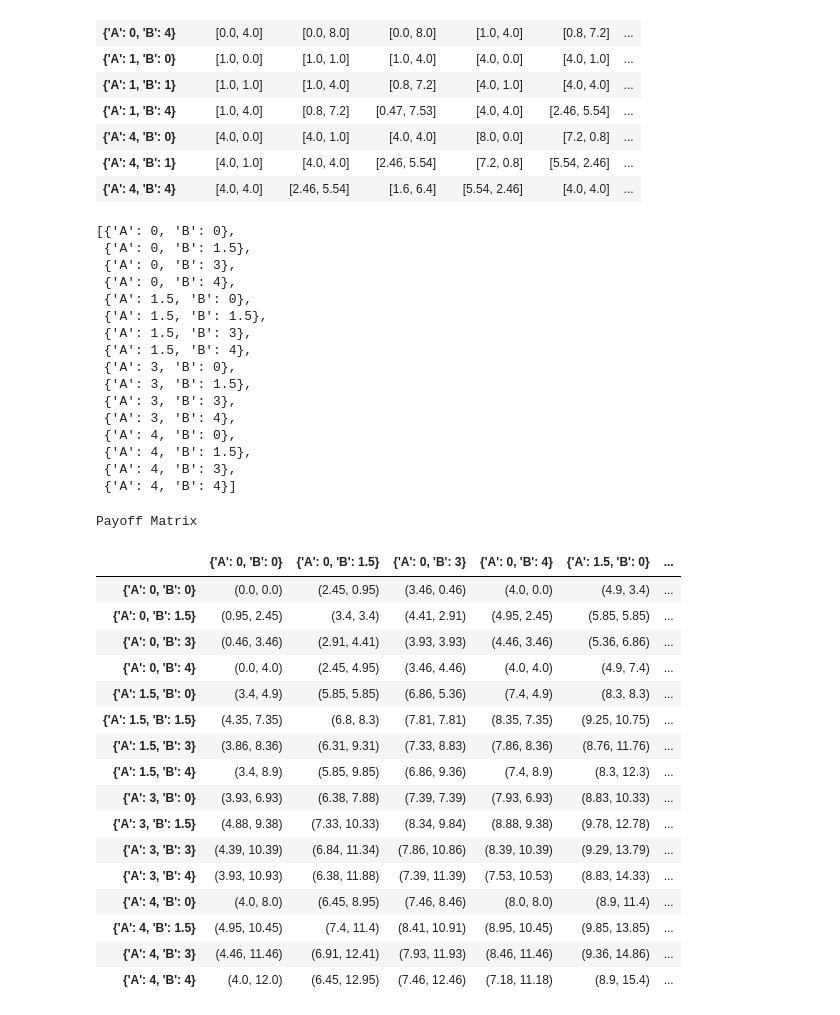
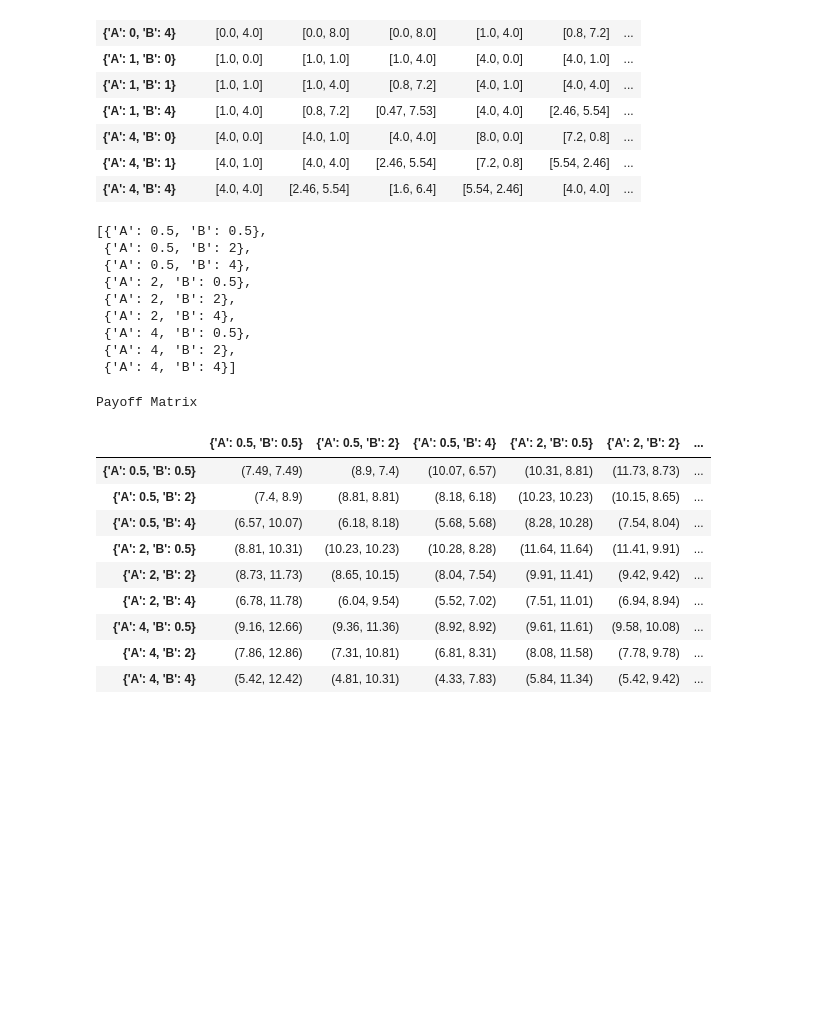
Before and after one commit to rpasquini/qf_games, a Jupyter notebook: QF_with_limited_funds_example.ipynb, the cells around one changed output. Cells and saved outputs as stored; diff of their text form; code cells hidden in the pictures; blank space fills up the shorter version.

```diff
--- a/QF_with_limited_funds_example.ipynb
+++ b/QF_with_limited_funds_example.ipynb
@@ -28,8 +28,8 @@ def matchesfromcontributions(agentscontributions,D):
   '''
   contributionstoA=[c['A'] for c in agentscontributions] #contributions to project A
   contributionstoB=[c['B'] for c in agentscontributions] #contributions to project B
-  targetqftoA=qf(contributionstoA)
-  targetqftoB=qf(contributionstoB)
+  targetqftoA=round(qf(contributionstoA),2)
+  targetqftoB=round(qf(contributionstoB),2)
   return match([targetqftoA,targetqftoB],D)
 # %%
 def U1A(fa):
@@ -380,50 +380,36 @@ Public Goods Allocation Matrix [FA,FB]
 # %%
 strategies1=[]
 strategies2=[]
-for i in [0,1.5,3,4]:
-  for j in [0,1.5,3,4]:
+for i in [0.5,2,4]:
+  for j in [0.5,2,4]:
     #print(i,j)
     strategies1.append({'A':i,'B':j})
     strategies2.append({'A':i,'B':j})
 strategies1
 strategies2
 # %% [output]
-[{'A': 0, 'B': 0},
- {'A': 0, 'B': 1.5},
- {'A': 0, 'B': 3},
- {'A': 0, 'B': 4},
- {'A': 1.5, 'B': 0},
- {'A': 1.5, 'B': 1.5},
- {'A': 1.5, 'B': 3},
- {'A': 1.5, 'B': 4},
- {'A': 3, 'B': 0},
- {'A': 3, 'B': 1.5},
- {'A': 3, 'B': 3},
- {'A': 3, 'B': 4},
- {'A': 4, 'B': 0},
- {'A': 4, 'B': 1.5},
- {'A': 4, 'B': 3},
+[{'A': 0.5, 'B': 0.5},
+ {'A': 0.5, 'B': 2},
+ {'A': 0.5, 'B': 4},
+ {'A': 2, 'B': 0.5},
+ {'A': 2, 'B': 2},
+ {'A': 2, 'B': 4},
+ {'A': 4, 'B': 0.5},
+ {'A': 4, 'B': 2},
  {'A': 4, 'B': 4}]
 # %%
 # Caso para que funcione asimetrico 1.5 y 3 con D=18
-payoffmatrix(U1A,U1B,U2A,U2B,strategies1,strategies2,18)
+payoffmatrix(U1A,U1B,U2A,U2B,strategies1,strategies2,10)
 # %% [output]
 Payoff Matrix
-|  | {'A': 0, 'B': 0} | {'A': 0, 'B': 1.5} | {'A': 0, 'B': 3} | {'A': 0, 'B': 4} | {'A': 1.5, 'B': 0} | ... |
-| {'A': 0, 'B': 0} | (0.0, 0.0) | (2.45, 0.95) | (3.46, 0.46) | (4.0, 0.0) | (4.9, 3.4) | ... |
-| {'A': 0, 'B': 1.5} | (0.95, 2.45) | (3.4, 3.4) | (4.41, 2.91) | (4.95, 2.45) | (5.85, 5.85) | ... |
-| {'A': 0, 'B': 3} | (0.46, 3.46) | (2.91, 4.41) | (3.93, 3.93) | (4.46, 3.46) | (5.36, 6.86) | ... |
-| {'A': 0, 'B': 4} | (0.0, 4.0) | (2.45, 4.95) | (3.46, 4.46) | (4.0, 4.0) | (4.9, 7.4) | ... |
-| {'A': 1.5, 'B': 0} | (3.4, 4.9) | (5.85, 5.85) | (6.86, 5.36) | (7.4, 4.9) | (8.3, 8.3) | ... |
-| {'A': 1.5, 'B': 1.5} | (4.35, 7.35) | (6.8, 8.3) | (7.81, 7.81) | (8.35, 7.35) | (9.25, 10.75) | ... |
-| {'A': 1.5, 'B': 3} | (3.86, 8.36) | (6.31, 9.31) | (7.33, 8.83) | (7.86, 8.36) | (8.76, 11.76) | ... |
-| {'A': 1.5, 'B': 4} | (3.4, 8.9) | (5.85, 9.85) | (6.86, 9.36) | (7.4, 8.9) | (8.3, 12.3) | ... |
-| {'A': 3, 'B': 0} | (3.93, 6.93) | (6.38, 7.88) | (7.39, 7.39) | (7.93, 6.93) | (8.83, 10.33) | ... |
-| {'A': 3, 'B': 1.5} | (4.88, 9.38) | (7.33, 10.33) | (8.34, 9.84) | (8.88, 9.38) | (9.78, 12.78) | ... |
-| {'A': 3, 'B': 3} | (4.39, 10.39) | (6.84, 11.34) | (7.86, 10.86) | (8.39, 10.39) | (9.29, 13.79) | ... |
-| {'A': 3, 'B': 4} | (3.93, 10.93) | (6.38, 11.88) | (7.39, 11.39) | (7.53, 10.53) | (8.83, 14.33) | ... |
-| {'A': 4, 'B': 0} | (4.0, 8.0) | (6.45, 8.95) | (7.46, 8.46) | (8.0, 8.0) | (8.9, 11.4) | ... |
-| {'A': 4, 'B': 1.5} | (4.95, 10.45) | (7.4, 11.4) | (8.41, 10.91) | (8.95, 10.45) | (9.85, 13.85) | ... |
-| {'A': 4, 'B': 3} | (4.46, 11.46) | (6.91, 12.41) | (7.93, 11.93) | (8.46, 11.46) | (9.36, 14.86) | ... |
-| {'A': 4, 'B': 4} | (4.0, 12.0) | (6.45, 12.95) | (7.46, 12.46) | (7.18, 11.18) | (8.9, 15.4) | ... |
+|  | {'A': 0.5, 'B': 0.5} | {'A': 0.5, 'B': 2} | {'A': 0.5, 'B': 4} | {'A': 2, 'B': 0.5} | {'A': 2, 'B': 2} | ... |
+| {'A': 0.5, 'B': 0.5} | (7.49, 7.49) | (8.9, 7.4) | (10.07, 6.57) | (10.31, 8.81) | (11.73, 8.73) | ... |
+| {'A': 0.5, 'B': 2} | (7.4, 8.9) | (8.81, 8.81) | (8.18, 6.18) | (10.23, 10.23) | (10.15, 8.65) | ... |
+| {'A': 0.5, 'B': 4} | (6.57, 10.07) | (6.18, 8.18) | (5.68, 5.68) | (8.28, 10.28) | (7.54, 8.04) | ... |
+| {'A': 2, 'B': 0.5} | (8.81, 10.31) | (10.23, 10.23) | (10.28, 8.28) | (11.64, 11.64) | (11.41, 9.91) | ... |
+| {'A': 2, 'B': 2} | (8.73, 11.73) | (8.65, 10.15) | (8.04, 7.54) | (9.91, 11.41) | (9.42, 9.42) | ... |
+| {'A': 2, 'B': 4} | (6.78, 11.78) | (6.04, 9.54) | (5.52, 7.02) | (7.51, 11.01) | (6.94, 8.94) | ... |
+| {'A': 4, 'B': 0.5} | (9.16, 12.66) | (9.36, 11.36) | (8.92, 8.92) | (9.61, 11.61) | (9.58, 10.08) | ... |
+| {'A': 4, 'B': 2} | (7.86, 12.86) | (7.31, 10.81) | (6.81, 8.31) | (8.08, 11.58) | (7.78, 9.78) | ... |
+| {'A': 4, 'B': 4} | (5.42, 12.42) | (4.81, 10.31) | (4.33, 7.83) | (5.84, 11.34) | (5.42, 9.42) | ... |
 # %%
```
Also changed, not shown: parts of 6 cells of this notebook.
